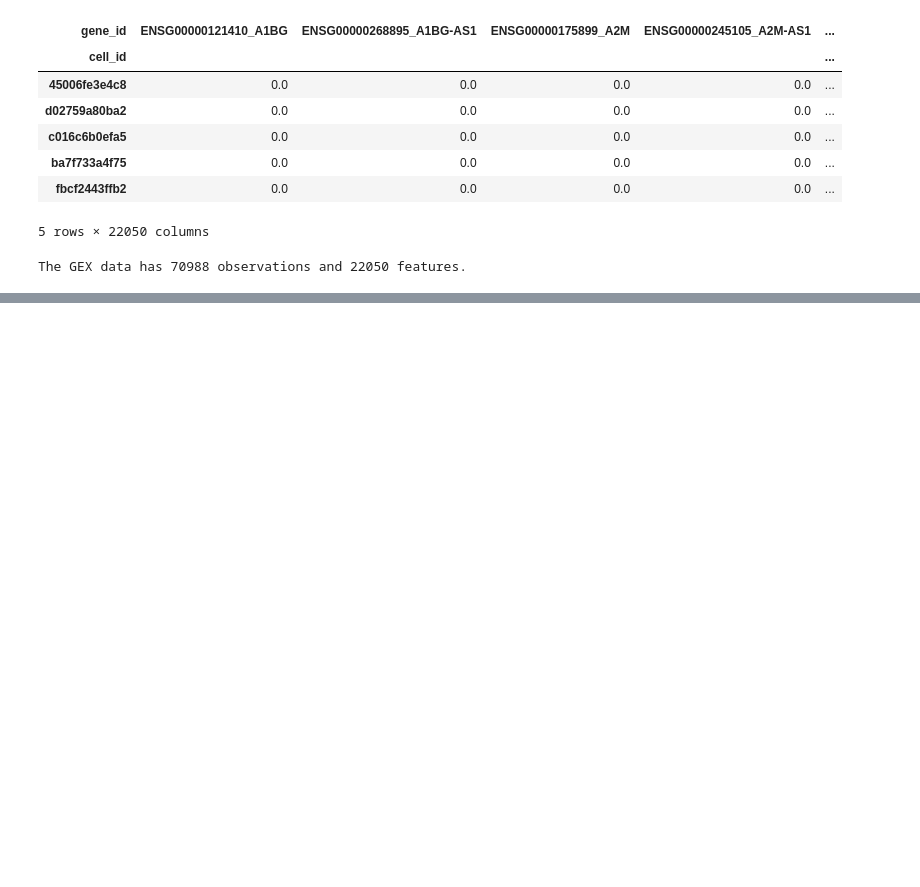
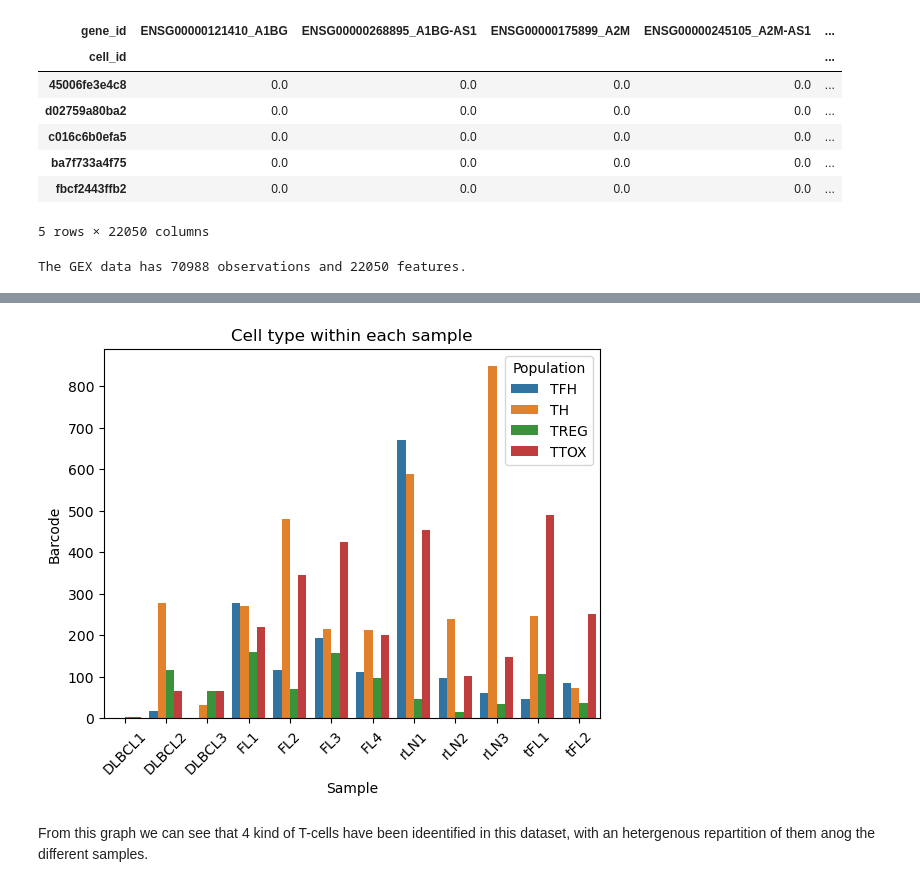
Before and after one commit to dinozor-petitpied/Capstone, a Jupyter notebook: Notebooks/AnneSophie_Howard_sprint1.ipynb, the cells around one changed output, grey strips where cells are left out. Saved outputs shown, nothing was run; the diff lists cells and outputs as text; code cells hidden in the pictures; blank space fills up the shorter version.

```diff
--- a/Notebooks/AnneSophie_Howard_sprint1.ipynb
+++ b/Notebooks/AnneSophie_Howard_sprint1.ipynb
@@ -99,0 +193,3 @@ import dask.dataframe as dd
+# %%
+# readiing the file about T-cells
+T_Cells_df = pd.read_csv('data_FL/Annotation_tcells.csv', delimiter = ";")
@@ -99,0 +205,17 @@ import dask.dataframe as dd
+# %%
+# Let's take a look at the T-cells repartio betweent the sample
+T_cell_group_df = T_Cells_df.groupby(['Sample', 'Population']).count()['Barcode'].reset_index()
+# %%
+plt.figure()
+sns.barplot(x = 'Sample',
+            y = 'Barcode',
+            data = T_cell_group_df ,
+            hue = 'Population'
+            )
+plt.xticks(rotation = 45)
+plt.title('Cell type within each sample')
+plt.show()
+# %% [output]
+[figure, added]
+# %% [markdown]
+From this graph we can see that 4 kind of T-cells have been ideentified in this dataset, with an hetergenous repartition of them anog the different samples.
```
Also changed, not shown: parts of 19 cells of this notebook.
